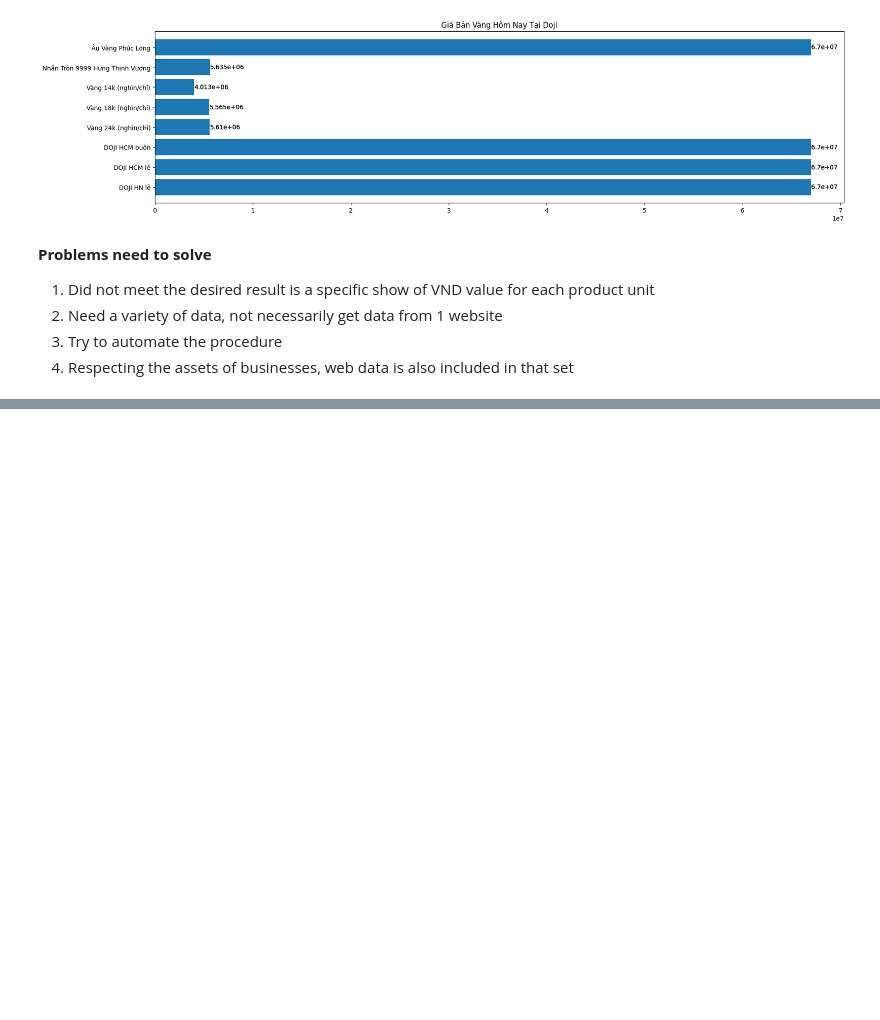
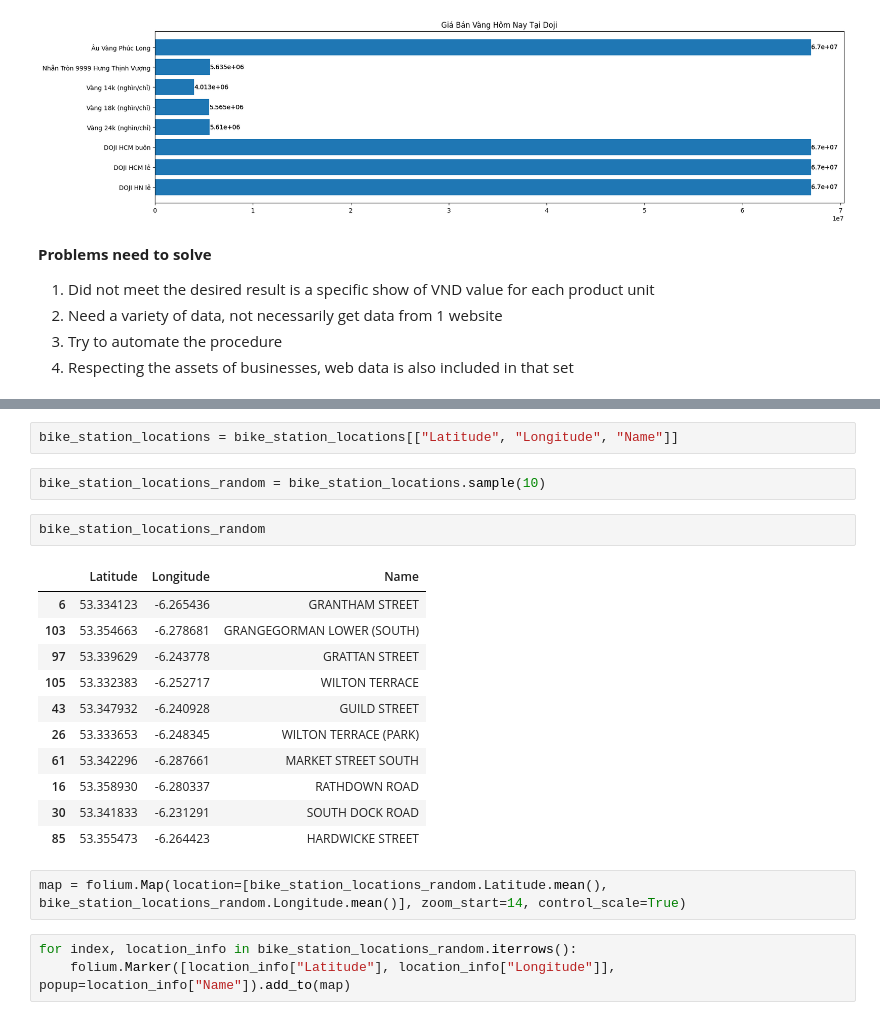
Before and after one commit to KTUYTS/cs441-19-sp2023-data-visualization, a Jupyter notebook: cs441_sp2023_tuyts.ipynb, the cells around one changed output, grey strips where cells are left out. Saved outputs shown, nothing was run; the diff lists cells and outputs as text; blank space fills up the shorter version.

```diff
--- a/cs441_sp2023_tuyts.ipynb
+++ b/cs441_sp2023_tuyts.ipynb
@@ -396,0 +422,23 @@ Text(0.5, 1.0, 'Giá Bán Vàng Hôm Nay Tại Doji')
+# %%
+bike_station_locations = bike_station_locations[["Latitude", "Longitude", "Name"]]
+# %%
+bike_station_locations_random = bike_station_locations.sample(10)
+# %%
+bike_station_locations_random
+# %% [output]
+|  | Latitude | Longitude | Name |
+| 6 | 53.334123 | -6.265436 | GRANTHAM STREET |
+| 103 | 53.354663 | -6.278681 | GRANGEGORMAN LOWER (SOUTH) |
+| 97 | 53.339629 | -6.243778 | GRATTAN STREET |
+| 105 | 53.332383 | -6.252717 | WILTON TERRACE |
+| 43 | 53.347932 | -6.240928 | GUILD STREET |
+| 26 | 53.333653 | -6.248345 | WILTON TERRACE (PARK) |
+| 61 | 53.342296 | -6.287661 | MARKET STREET SOUTH |
+| 16 | 53.358930 | -6.280337 | RATHDOWN ROAD |
+| 30 | 53.341833 | -6.231291 | SOUTH DOCK ROAD |
+| 85 | 53.355473 | -6.264423 | HARDWICKE STREET |
+# %%
+map = folium.Map(location=[bike_station_locations_random.Latitude.mean(), bike_station_locations_random.Longitude.mean()], zoom_start=14, control_scale=True)
+# %%
+for index, location_info in bike_station_locations_random.iterrows():
+    folium.Marker([location_info["Latitude"], location_info["Longitude"]], popup=location_info["Name"]).add_to(map)
```
Also changed, not shown: parts of 5 cells of this notebook.
